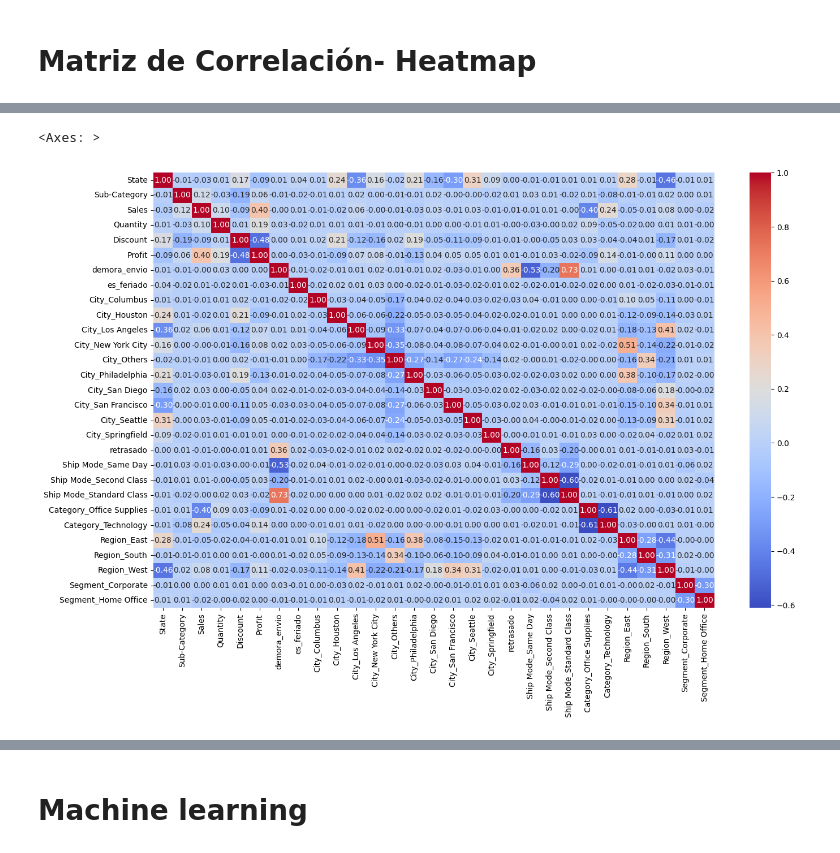
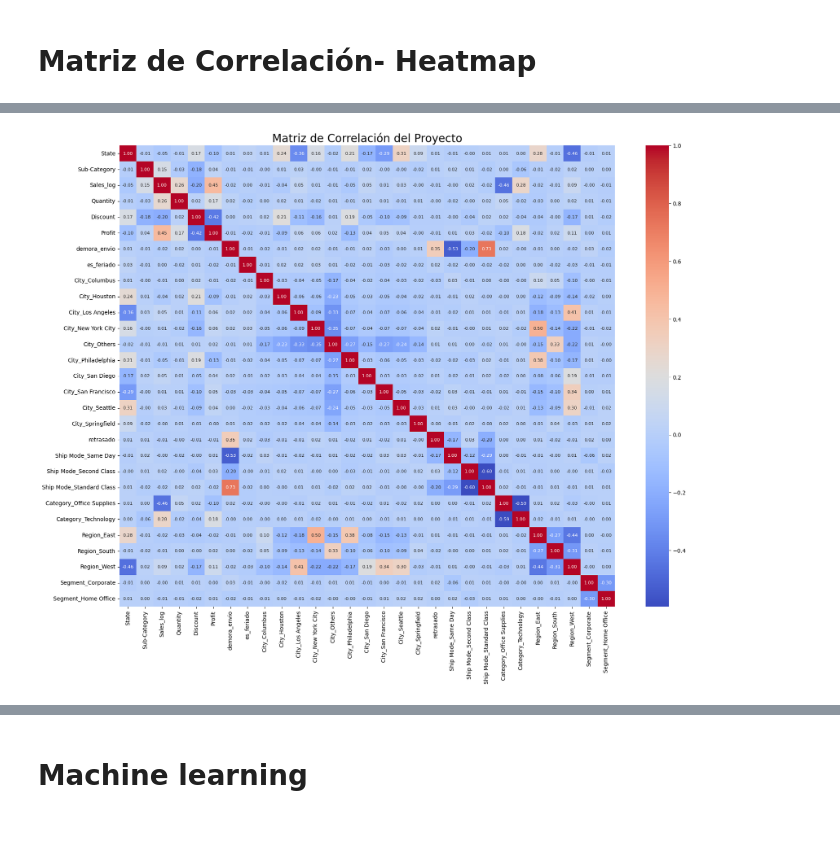
Before and after one commit to cinth90/machinelearning, a Jupyter notebook: Cinthia_Debenedetto_Superstore_cd2.ipynb, the cells around one changed output, grey strips where cells are left out. Saved outputs shown, nothing was run; the diff lists cells and outputs as text; code cells hidden in the pictures.

```diff
--- a/Cinthia_Debenedetto_Superstore_cd2.ipynb
+++ b/Cinthia_Debenedetto_Superstore_cd2.ipynb
@@ -370,0 +387,3 @@ Order Month: algunos meses tienen más pedidos podria decirse que hay estacional
+# %%
+df['Sales_log'] = np.log1p(df['Sales'])
+df[['Sales', 'Sales_log']].head(10)
@@ -708,15 +831,24 @@ profit_outlier[['Sales','Profit','Discount','Sub-Category','Quantity']]
 # %%
-def limpiar_outliers(df, columna):
+"""def limpiar_outliers(df, columna):
   Q1 = df[columna].quantile(0.25)
   Q3 = df[columna].quantile(0.75)
   IQR = Q3 - Q1
   limite_inferior = Q1 - 1.5 * IQR
   limite_superior = Q3 + 1.5 * IQR
   return df[(df[columna] >= limite_inferior) & (df[columna] <= limite_superior)]
+  """
+def limpiar_outliers_extremos(df, columna):
+    Q1 = df[columna].quantile(0.25)
+    Q3 = df[columna].quantile(0.75)
+    IQR = Q3 - Q1
+    # Uso 3 en lugar de 1.5
+    limite_inferior = Q1 - 3 * IQR
+    limite_superior = Q3 + 3 * IQR
+    return df[(df[columna] >= limite_inferior) & (df[columna] <= limite_superior)]
 # %%
 print(f"Registros originales: {len(df)}")
-df = limpiar_outliers(df,'Sales')
-df = limpiar_outliers(df, 'Profit')
+df = limpiar_outliers_extremos(df,'Sales_log')
+df = limpiar_outliers_extremos(df, 'Profit')
 print(f"Registros tras la limpieza: {len(df)}")
 # %% [output]
 Registros originales: 10052
@@ -1038,8 +1114,7 @@ Index(['Order Date', 'Ship Date', 'State', 'Sub-Category', 'Sales', 'Quantity',
       dtype='object')
 # %%
-columnas_claves =['State', 'Sub-Category', 'Sales', 'Quantity',
-       'Discount', 'Profit', 'demora_envio',
-       'es_feriado', 'City_Columbus', 'City_Houston',
+columnas_claves =['State', 'Sub-Category', 'Sales_log', 'Quantity',
+       'Discount', 'Profit', 'demora_envio', 'es_feriado', 'City_Columbus', 'City_Houston',
        'City_Los Angeles', 'City_New York City', 'City_Others',
        'City_Philadelphia', 'City_San Diego', 'City_San Francisco',
        'City_Seattle', 'City_Springfield', 'retrasado', 'Ship Mode_Same Day',
@@ -1049,8 +1124,9 @@ columnas_claves =['State', 'Sub-Category', 'Sales', 'Quantity',
        'Segment_Home Office']
 matriz = df[columnas_claves].corr()
 # %%
-plt.figure(figsize=(16, 10))
-sns.heatmap(matriz, annot=True, cmap='coolwarm', fmt=".2f")
+plt.figure(figsize=(20, 15))
+sns.heatmap(matriz, annot=True, cmap='coolwarm', fmt=".2f", annot_kws={"size": 8}) # Tamaño de letra pequeño para que entre todo
+plt.title('Matriz de Correlación del Proyecto', fontsize=20)
+plt.show()
 # %% [output]
-<Axes: >
-[figure, old version]
+[figure, new version]
```
Also changed, not shown: parts of 156 cells of this notebook.
